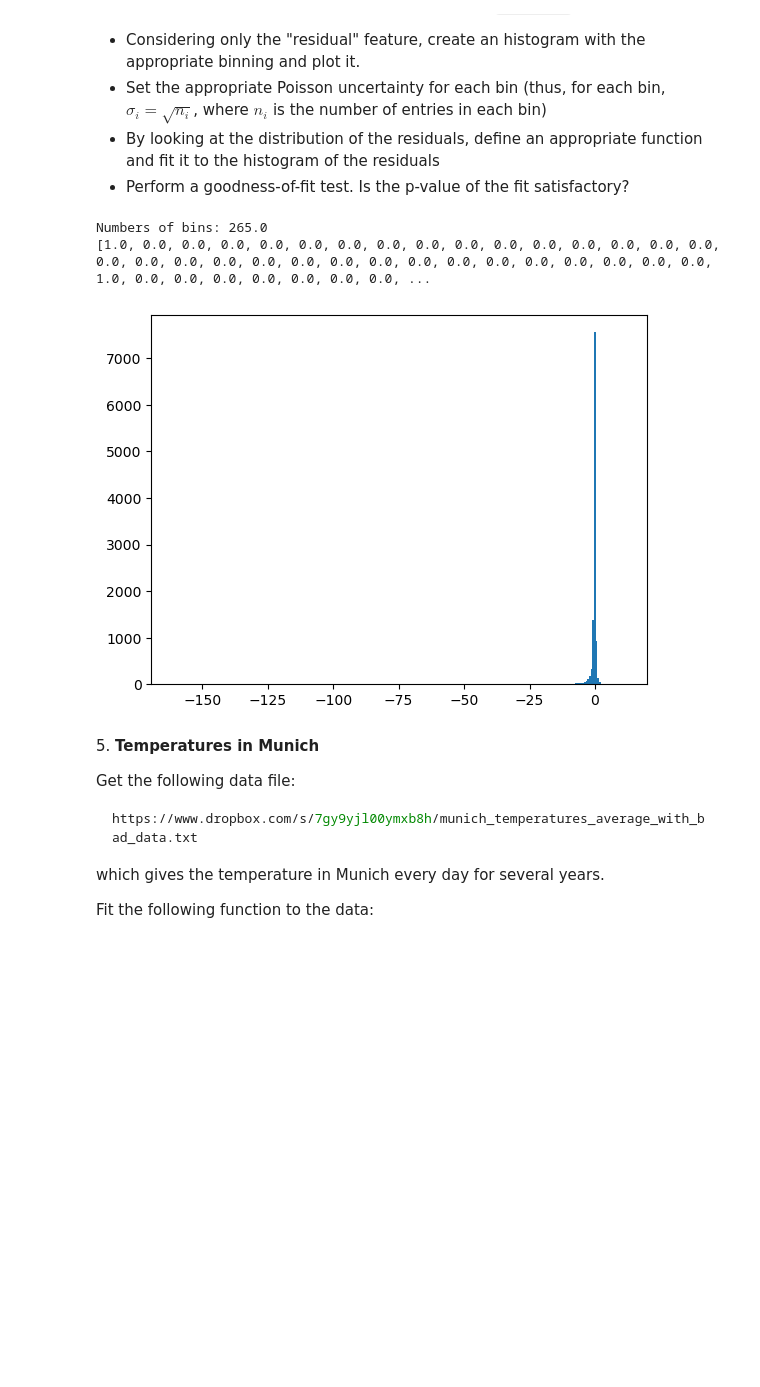
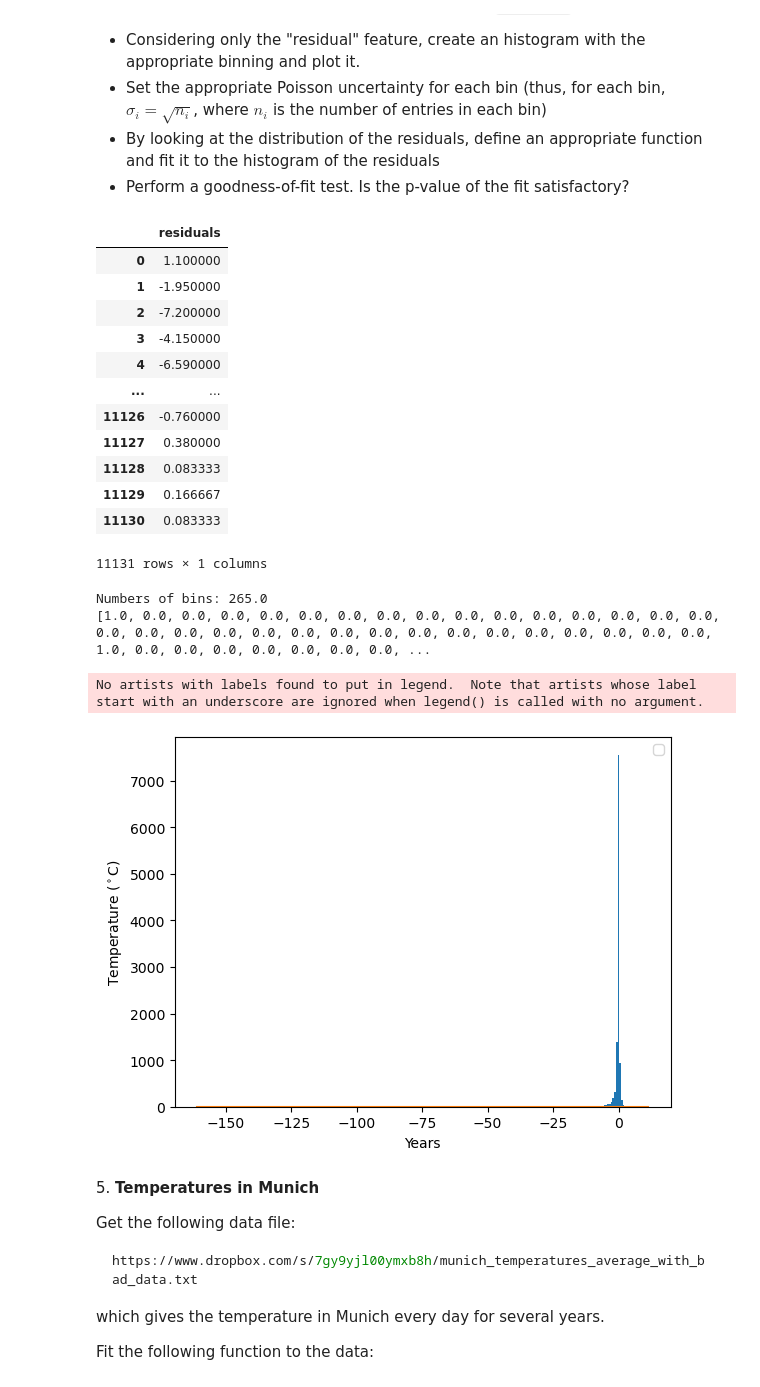
Before and after one commit to RiccardoMosele/ScientificComputingWithPython2022, a Jupyter notebook: 10ex_tests.ipynb, the cells around one changed output. Drawn from its saved outputs; the diff is of its cells as text; code cells hidden in the pictures; blank space fills up the shorter version.

```diff
--- a/10ex_tests.ipynb
+++ b/10ex_tests.ipynb
@@ -160,41 +162,74 @@ df = pd.DataFrame(data) #converto in un dataframe di pandas
 
 #tengo solo residuals
 residuals = df[["residuals"]].copy()
-#display(residuals)
+display(residuals)
 
+#------->1<-------
 #binning
 res_size = len(residuals)
 sqrt_res_size = np.round(math.sqrt(res_size))
-
 
 R = residuals["residuals"].max() - residuals["residuals"].min()
 dev_std = statistics.stdev(residuals["residuals"])
 bin = np.round(R*(res_size**(1/3))/(3.49*dev_std))
 print(f"Numbers of bins: {bin}")
 
-counts = residuals["residuals"].value_counts()
+#numero di elementi per ogni bin
+counts_b = residuals["residuals"].value_counts()
 #print(counts)
 
+#plot dell'istogramma
 counts, bins = np.histogram(residuals["residuals"], bins=int(bin), range=(residuals["residuals"].min(), residuals["residuals"].max()))
 plt.stairs(counts, bins, fill=True)
+#plt.show()
 
 
+#------->2<-------
 sigma_values = []
 for n in counts:
   sigma = math.sqrt(n)
   sigma_values.append(sigma)
 print(sigma_values)
 
+#sigma = np.sqrt(df['residuals'])
 
 
-def func(x, a, b):
+
+def f(x, a, b):
   return a * x + b
 
-params, cov = curve_fit(func, counts, sigma_values)
+#params, cov = curve_fit(f, df['residuals'], 0, 3,sigma_values)
+
+
+
+def gaussian(x, mu, sigma, A):
+    return A*np.exp(-((x-mu)**2)/(2*sigma**2))
+
+#fit con la funzione gaussiana
+popt, pcov = curve_fit(gaussian, bins[:-1], n, p0=[0, 1, 1])
+plt.plot(bins, gaussian(bins, *popt))
+plt.xlabel('Years')
+plt.ylabel('Temperature ($^\circ$C)')
+plt.legend()
+plt.show()
 # %% [output]
+|  | residuals |
+| 0 | 1.100000 |
+| 1 | -1.950000 |
+| 2 | -7.200000 |
+| 3 | -4.150000 |
+| 4 | -6.590000 |
+| ... | ... |
+| 11126 | -0.760000 |
+| 11127 | 0.380000 |
+| 11128 | 0.083333 |
+| 11129 | 0.166667 |
+| 11130 | 0.083333 |
-Numbers of bins: 265.0
-[1.0, 0.0, 0.0, 0.0, 0.0, 0.0, 0.0, 0.0, 0.0, 0.0, 0.0, 0.0, 0.0, 0.0, 0.0, 0.0, 0.0, 0.0, 0.0, 0.0, 0.0, 0.0, 0.0, 0.0, 0.0, 0.0, 0.0, 0.0, 0.0, 0.0, 0.0, 0.0, 1.0, 0.0, 0.0, 0.0, 0.0, 0.0, 0.0, 0.0, ...
+11131 rows × 1 columns
+Numbers of bins: 265.0
+[1.0, 0.0, 0.0, 0.0, 0.0, 0.0, 0.0, 0.0, 0.0, 0.0, 0.0, 0.0, 0.0, 0.0, 0.0, 0.0, 0.0, 0.0, 0.0, 0.0, 0.0, 0.0, 0.0, 0.0, 0.0, 0.0, 0.0, 0.0, 0.0, 0.0, 0.0, 0.0, 1.0, 0.0, 0.0, 0.0, 0.0, 0.0, 0.0, 0.0, ...
+No artists with labels found to put in legend.  Note that artists whose label start with an underscore are ignored when legend() is called with no argument.
-[figure, old version]
+[figure, new version]
 # %% [markdown]
 5\. **Temperatures in Munich**
 
```
Also changed, not shown: parts of 3 cells of this notebook.
